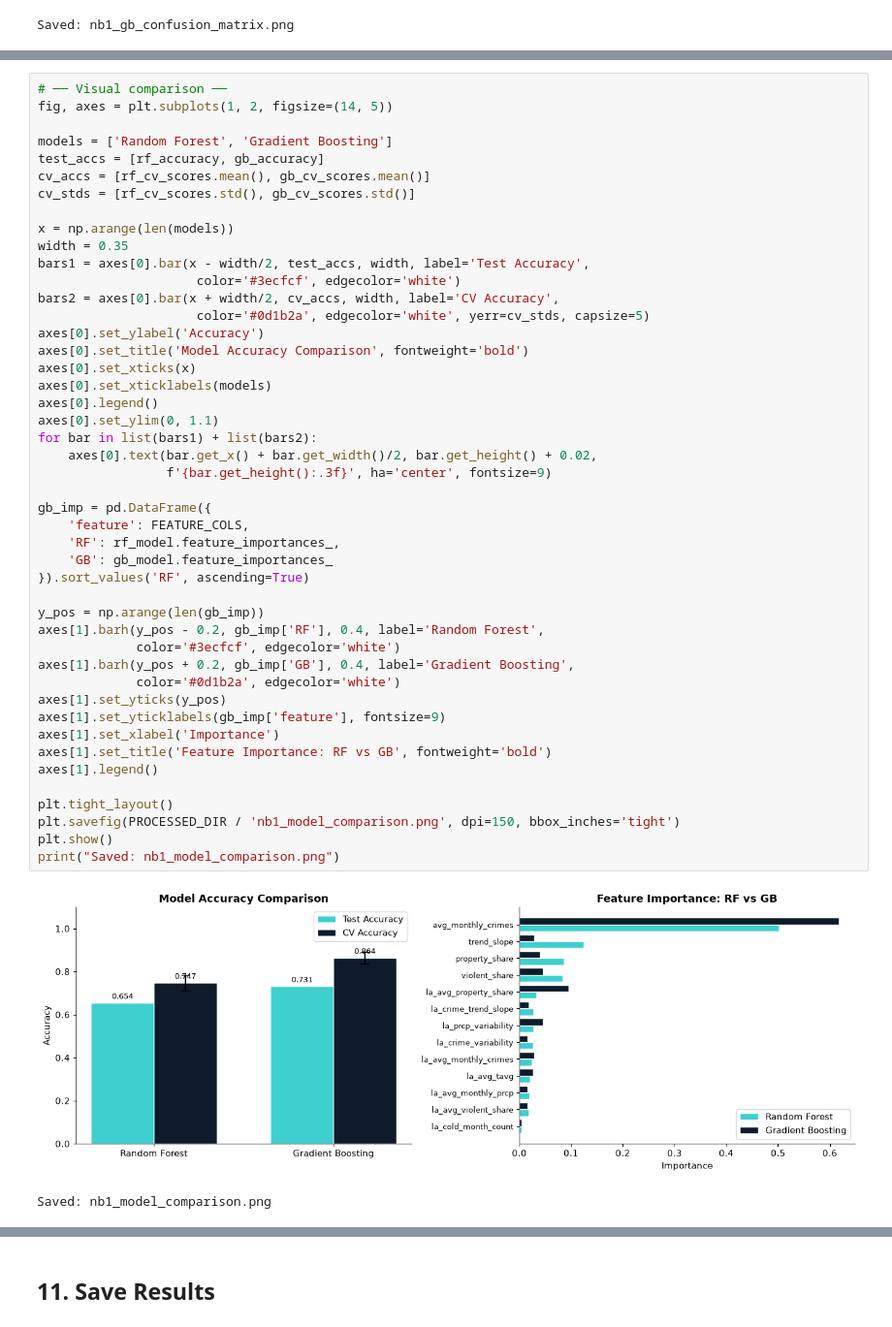
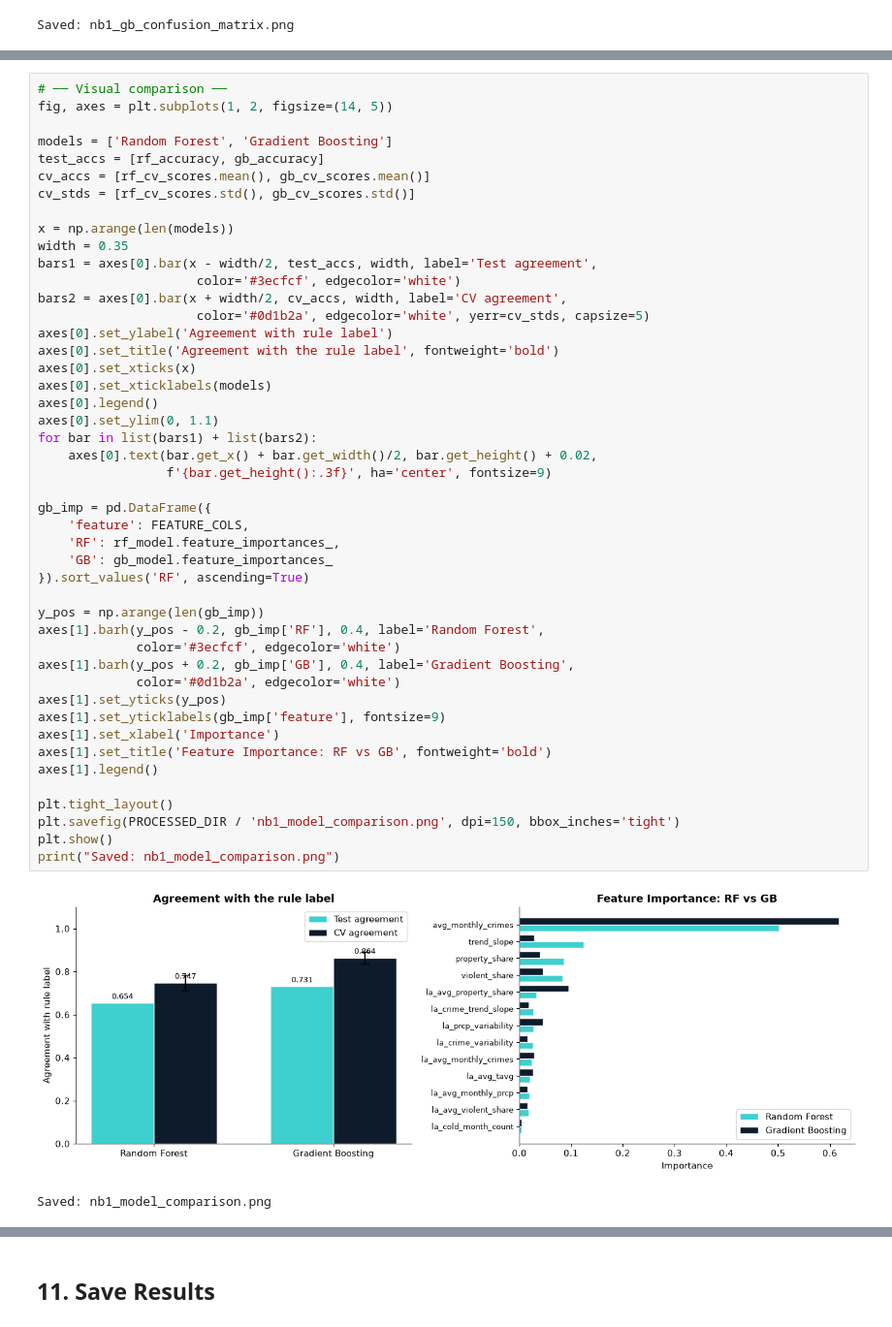
Before and after one commit to FireCloud24/LiveSafe-Area-Risk-Classification, a Jupyter notebook: Notebook1_Supervised_Classification.ipynb, the cells around one changed output, grey strips where cells are left out. Shown at 97% size. Cells and saved outputs as stored; diff of their text form.

```diff
--- a/Notebook1_Supervised_Classification.ipynb
+++ b/Notebook1_Supervised_Classification.ipynb
@@ -472,42 +483,42 @@ cv_stds = [rf_cv_scores.std(), gb_cv_scores.std()]
 
 x = np.arange(len(models))
 width = 0.35
-bars1 = axes[0].bar(x - width/2, test_accs, width, label='Test Accuracy',
+bars1 = axes[0].bar(x - width/2, test_accs, width, label='Test agreement',
                      color='#3ecfcf', edgecolor='white')
-bars2 = axes[0].bar(x + width/2, cv_accs, width, label='CV Accuracy',
+bars2 = axes[0].bar(x + width/2, cv_accs, width, label='CV agreement',
                      color='#0d1b2a', edgecolor='white', yerr=cv_stds, capsize=5)
-axes[0].set_ylabel('Accuracy')
-axes[0].set_title('Model Accuracy Comparison', fontweight='bold')
+axes[0].set_ylabel('Agreement with rule label')
+axes[0].set_title('Agreement with the rule label', fontweight='bold')
 axes[0].set_xticks(x)
 axes[0].set_xticklabels(models)
 axes[0].legend()
 axes[0].set_ylim(0, 1.1)
 for bar in list(bars1) + list(bars2):
     axes[0].text(bar.get_x() + bar.get_width()/2, bar.get_height() + 0.02,
                  f'{bar.get_height():.3f}', ha='center', fontsize=9)
 
 gb_imp = pd.DataFrame({
     'feature': FEATURE_COLS,
     'RF': rf_model.feature_importances_,
     'GB': gb_model.feature_importances_
 }).sort_values('RF', ascending=True)
 
 y_pos = np.arange(len(gb_imp))
 axes[1].barh(y_pos - 0.2, gb_imp['RF'], 0.4, label='Random Forest',
              color='#3ecfcf', edgecolor='white')
 axes[1].barh(y_pos + 0.2, gb_imp['GB'], 0.4, label='Gradient Boosting',
              color='#0d1b2a', edgecolor='white')
 axes[1].set_yticks(y_pos)
 axes[1].set_yticklabels(gb_imp['feature'], fontsize=9)
 axes[1].set_xlabel('Importance')
 axes[1].set_title('Feature Importance: RF vs GB', fontweight='bold')
 axes[1].legend()
 
 plt.tight_layout()
 plt.savefig(PROCESSED_DIR / 'nb1_model_comparison.png', dpi=150, bbox_inches='tight')
 plt.show()
 print("Saved: nb1_model_comparison.png")
 # %% [output]
-[figure, old version]
+[figure, new version]
 Saved: nb1_model_comparison.png
 # %% [markdown]
```
Also changed, not shown: parts of 13 cells of this notebook, 4 other files.
